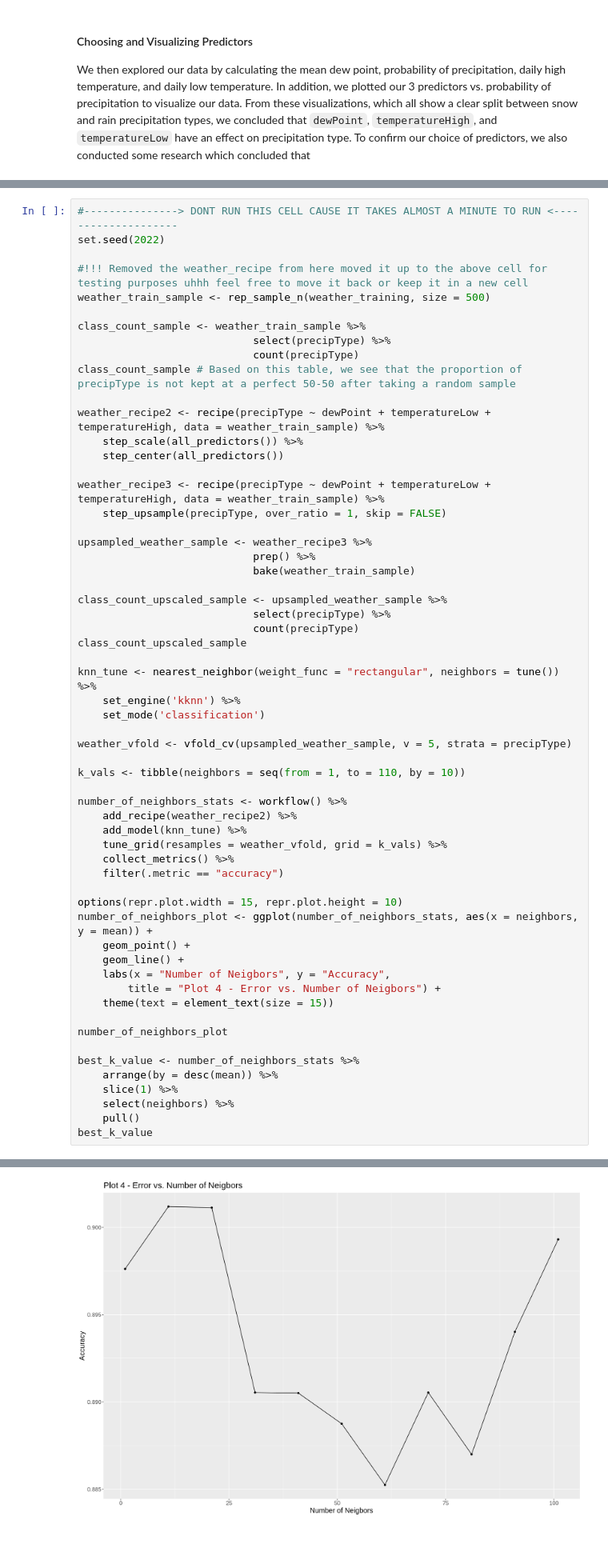
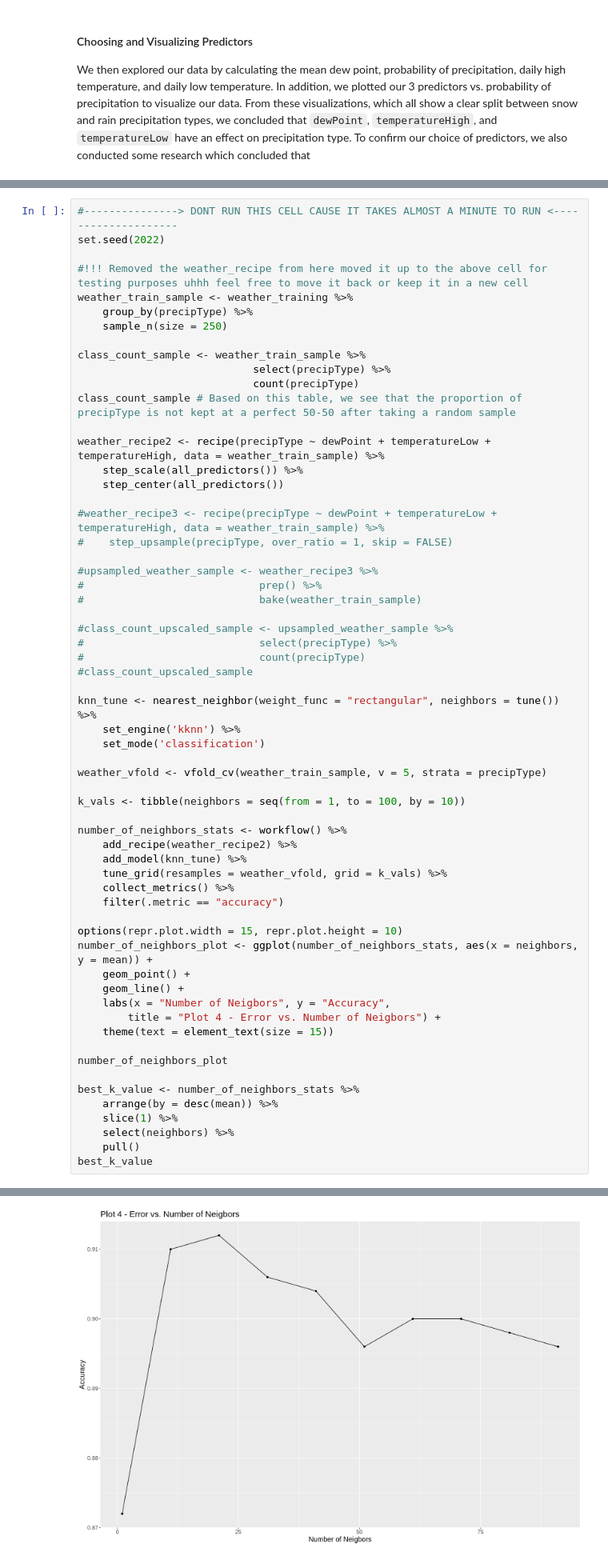
Before and after one commit to codingonapotato/dsci100_group_project_S2022, a Jupyter notebook: Final Project Report.ipynb, the cells around one changed output, grey strips where cells are left out. Shown at 80% size. Drawn from its saved outputs; the diff is of its cells as text.

Commit message:
Updated rep_sample_n with a combination of group_by and sample_n so no longer need to upscale random sample

```diff
--- a/Final Project Report.ipynb
+++ b/Final Project Report.ipynb
@@ -265,7 +265,9 @@ TableGrob (2 x 2) "arrange": 3 grobs
 set.seed(2022)
 
 #!!! Removed the weather_recipe from here moved it up to the above cell for testing purposes uhhh feel free to move it back or keep it in a new cell
-weather_train_sample <- rep_sample_n(weather_training, size = 500)
+weather_train_sample <- weather_training %>%
+    group_by(precipType) %>%
+    sample_n(size = 250)
 
 class_count_sample <- weather_train_sample %>%
                             select(precipType) %>%
@@ -276,25 +278,25 @@ weather_recipe2 <- recipe(precipType ~ dewPoint + temperatureLow + temperatureHi
     step_scale(all_predictors()) %>%
     step_center(all_predictors())
 
-weather_recipe3 <- recipe(precipType ~ dewPoint + temperatureLow + temperatureHigh, data = weather_train_sample) %>%
-    step_upsample(precipType, over_ratio = 1, skip = FALSE)
+#weather_recipe3 <- recipe(precipType ~ dewPoint + temperatureLow + temperatureHigh, data = weather_train_sample) %>%
+#    step_upsample(precipType, over_ratio = 1, skip = FALSE)
 
-upsampled_weather_sample <- weather_recipe3 %>%
-                            prep() %>%
-                            bake(weather_train_sample)
+#upsampled_weather_sample <- weather_recipe3 %>%
+#                            prep() %>%
+#                            bake(weather_train_sample)
 
-class_count_upscaled_sample <- upsampled_weather_sample %>%
-                            select(precipType) %>%
-                            count(precipType)
-class_count_upscaled_sample
+#class_count_upscaled_sample <- upsampled_weather_sample %>%
+#                            select(precipType) %>%
+#                            count(precipType)
+#class_count_upscaled_sample
 
 knn_tune <- nearest_neighbor(weight_func = "rectangular", neighbors = tune()) %>%
     set_engine('kknn') %>%
     set_mode('classification')
 
-weather_vfold <- vfold_cv(upsampled_weather_sample, v = 5, strata = precipType)
+weather_vfold <- vfold_cv(weather_train_sample, v = 5, strata = precipType)
 
-k_vals <- tibble(neighbors = seq(from = 1, to = 110, by = 10))
+k_vals <- tibble(neighbors = seq(from = 1, to = 100, by = 10))
 
 number_of_neighbors_stats <- workflow() %>%
     add_recipe(weather_recipe2) %>%
@@ -335,4 +331,4 @@ A tibble: 2 × 2
-[figure, old version]
+[figure, new version]
 # %% [markdown]
 #### Coding the Classifier & RMSE Calculation
 
```
Also changed, not shown: parts of 3 cells of this notebook.
